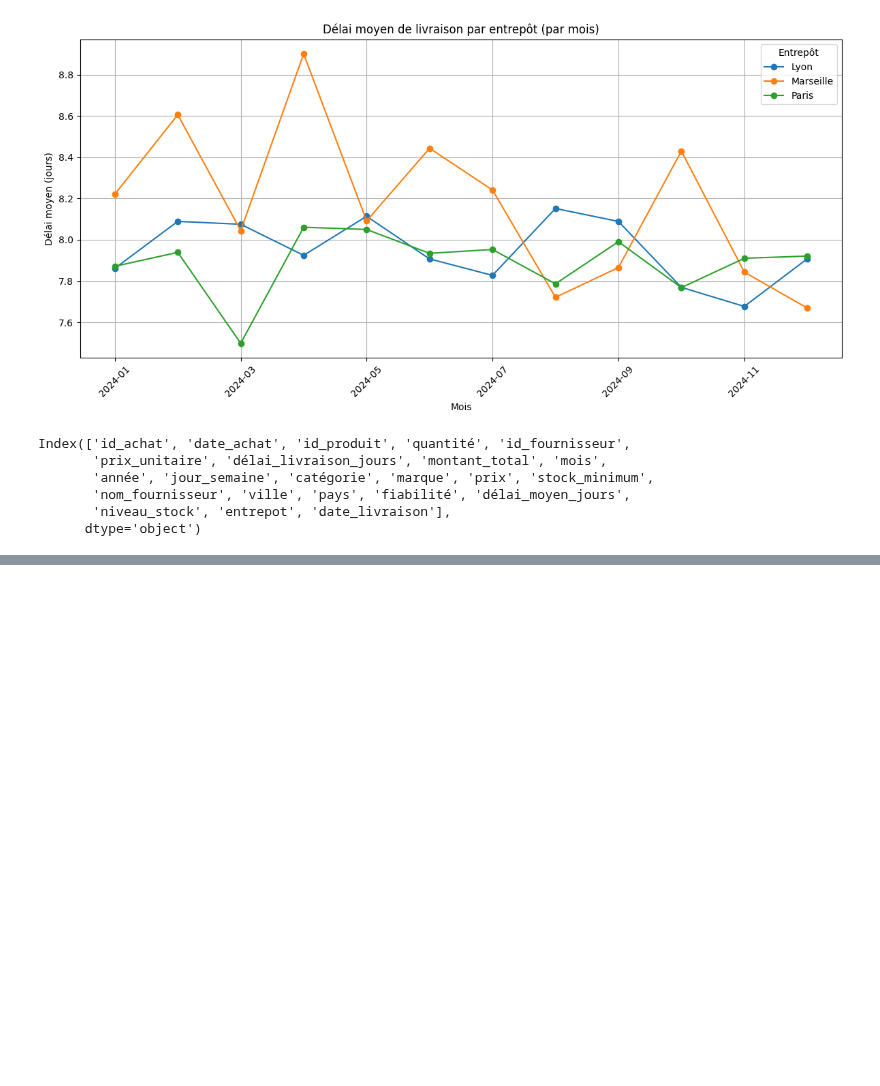
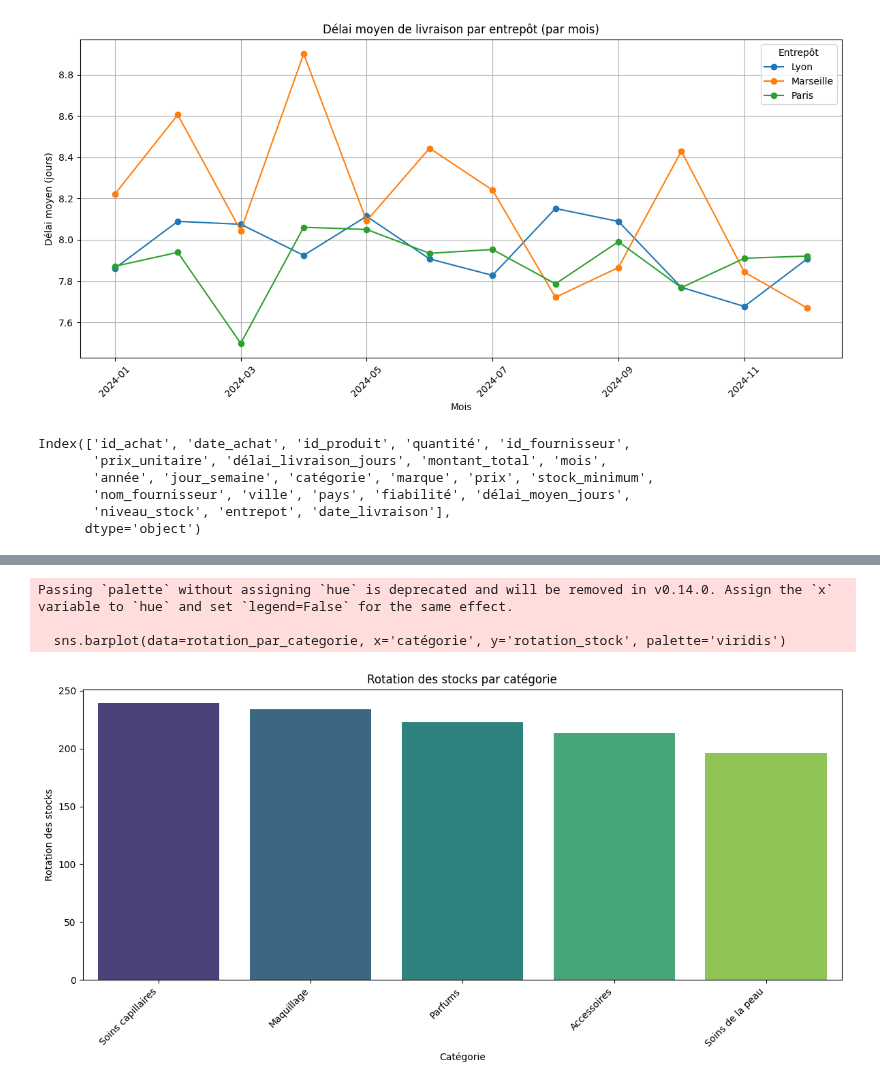
Before and after one commit to Fanaingamampiandra/Projet_Supply_chain, a Jupyter notebook: stephanie/achat_prod_fourn_stock.ipynb, the cells around one changed output, grey strips where cells are left out. Cells and saved outputs as stored; diff of their text form; code cells hidden in the pictures; blank space fills up the shorter version.

```diff
--- a/stephanie/achat_prod_fourn_stock.ipynb
+++ b/stephanie/achat_prod_fourn_stock.ipynb
@@ -215,0 +261,21 @@ Index(['id_achat', 'date_achat', 'id_produit', 'quantité', 'id_fournisseur',
+# %%
+# Calculer la rotation moyenne des stocks par catégorie
+rotation_par_categorie = data.groupby('catégorie')['rotation_stock'].mean().reset_index()
+
+# Trier les catégories par rotation moyenne décroissante
+rotation_par_categorie = rotation_par_categorie.sort_values(by='rotation_stock', ascending=False)
+
+# Visualiser la rotation des stocks par catégorie
+plt.figure(figsize=(12, 6))
+sns.barplot(data=rotation_par_categorie, x='catégorie', y='rotation_stock', palette='viridis')
+plt.title('Rotation des stocks par catégorie')
+plt.xlabel('Catégorie')
+plt.ylabel('Rotation des stocks')
+plt.xticks(rotation=45, ha='right')
+plt.tight_layout()
+plt.show()
+# %% [output]
+Passing `palette` without assigning `hue` is deprecated and will be removed in v0.14.0. Assign the `x` variable to `hue` and set `legend=False` for the same effect.
+
+  sns.barplot(data=rotation_par_categorie, x='catégorie', y='rotation_stock', palette='viridis')
+[figure, added]
```
Also changed, not shown: parts of 9 cells of this notebook.
